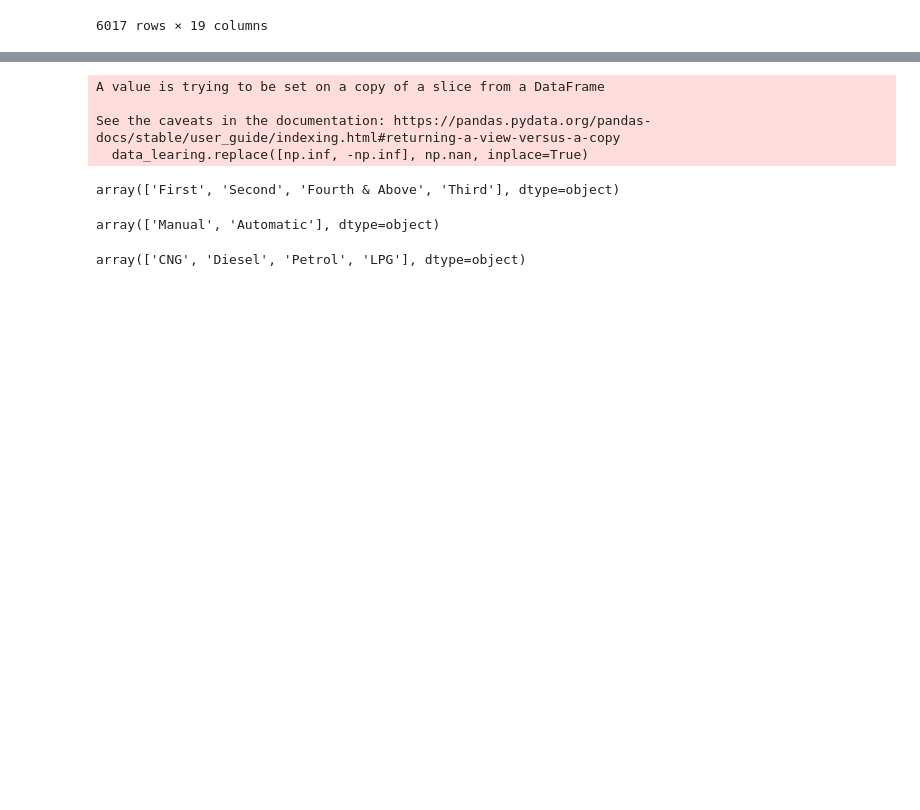
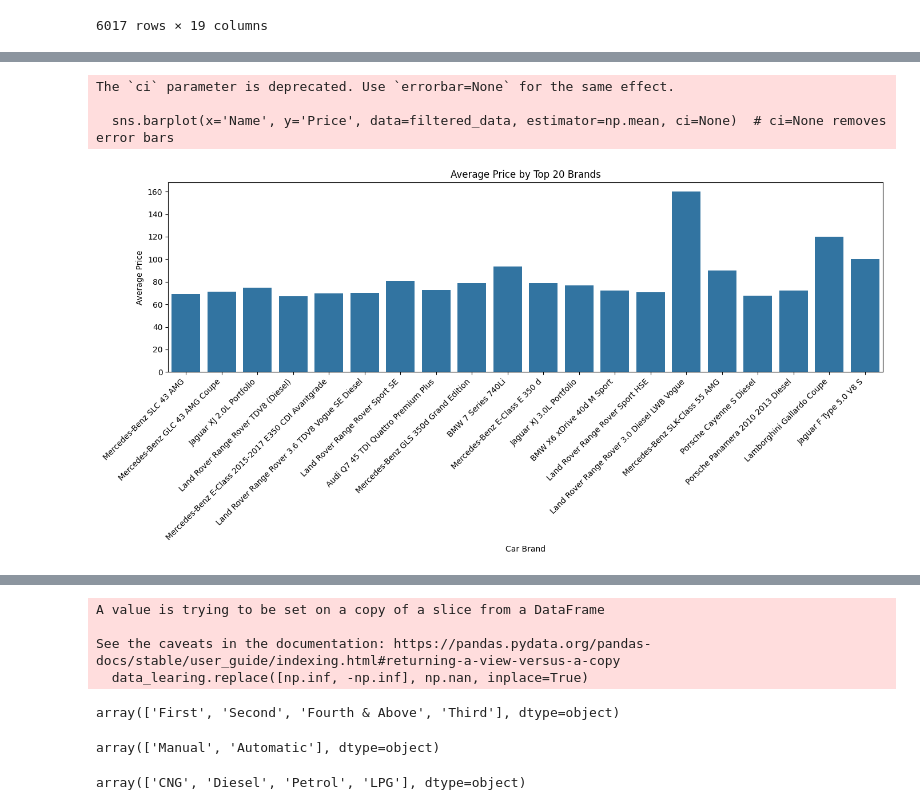
Before and after one commit to huyduong20102004/UsedCarsPricePrediction_final_project_ADY201m, a Jupyter notebook: name.ipynb, the cells around one changed output, grey strips where cells are left out. Cells and saved outputs as stored; diff of their text form; code cells hidden in the pictures; blank space fills up the shorter version.

```diff
--- a/name.ipynb
+++ b/name.ipynb
@@ -146,0 +170,20 @@ See the caveats in the documentation: https://pandas.pydata.org/pandas-docs/stab
+# %%
+brand_price = data.groupby('Name')['Price'].mean().sort_values(ascending=False)
+# Select the top 20 brands
+top_brands = brand_price.head(20).index
+# Filter the data to include only the top brands
+filtered_data = data[data['Name'].isin(top_brands)]
+# Plot the average price for the top brands
+plt.figure(figsize=(14, 7))
+sns.barplot(x='Name', y='Price', data=filtered_data, estimator=np.mean, ci=None)  # ci=None removes error bars
+plt.title('Average Price by Top 20 Brands')
+plt.xlabel('Car Brand')
+plt.ylabel('Average Price')
+plt.xticks(rotation=45, ha='right')  # Rotate labels and align them to the right
+plt.tight_layout()  # Adjust the plot to make room for the rotated labels
+plt.show()
+# %% [output]
+The `ci` parameter is deprecated. Use `errorbar=None` for the same effect.
+
+  sns.barplot(x='Name', y='Price', data=filtered_data, estimator=np.mean, ci=None)  # ci=None removes error bars
+[figure, added]
```
Also changed, not shown: parts of 49 cells of this notebook, 2 other files.
